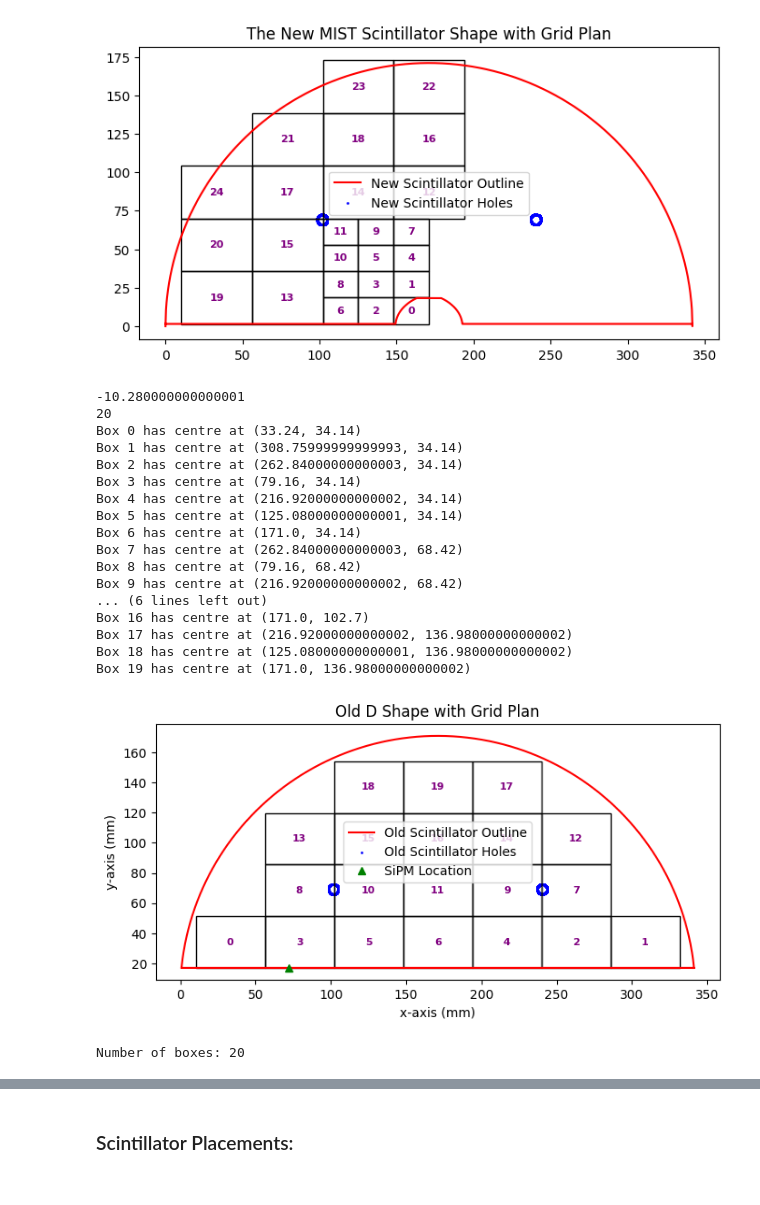
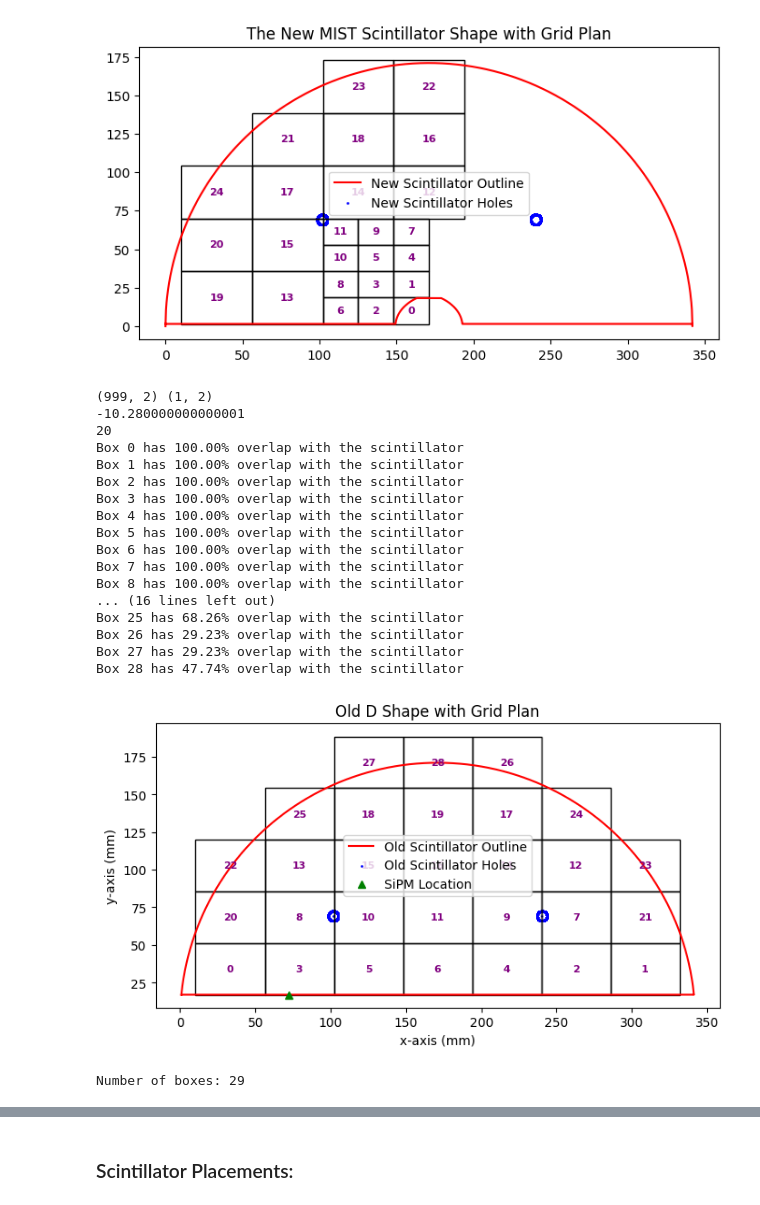
Before and after one commit to Harris-Oldring/mist-characterization-optimization, a Jupyter notebook: analysis/efficiency_map/analysis.ipynb, the cells around one changed output, grey strips where cells are left out. Drawn from its saved outputs; the diff is of its cells as text; code cells hidden in the pictures.

```diff
--- a/analysis/efficiency_map/analysis.ipynb
+++ b/analysis/efficiency_map/analysis.ipynb
@@ -132,8 +132,13 @@ plt.show()
 # %% [output]
 [figure]
 # %%
+from shapely.geometry import Polygon, box
+
 def circle(radius):
-   return np.transpose(np.array([radius * np.array([np.cos(theta), np.sin(theta)]) for theta in np.linspace(0, 2*np.pi, 1000)]))
+   circ = np.array([radius * np.array([np.cos(theta), np.sin(theta)]) for theta in np.linspace(0, 2*np.pi, 999)])
+   centre = np.array([np.array([0,0])])
+   print(circ.shape,centre.shape)
+   return np.transpose(np.concatenate((circ,centre),axis=0))
 
 R = 171
 h = 17
@@ -141,9 +146,8 @@ h = 17
 xi,xf = -np.sqrt(R**2-h**2) + R, np.sqrt(R**2-h**2) + R,
 X_centre = np.sqrt(R**2-h**2)+xi
 
-line1 = [np.linspace(xi,xf,1000),np.full(1000,h)]
-
-line2 = [np.linspace(xi,xf,1000),np.array([np.sqrt(171**2-x**2) for x in np.linspace(xi-R,xf-R,1000)])]
+line1 = [np.linspace(xi,xf,1000),np.array([np.sqrt(171**2-x**2) for x in np.linspace(xi-R,xf-R,1000)])]
+line2 = [np.linspace(xf,xi,1000),np.full(1000,h)]
 
 old_scint = np.concatenate((line1, line2), axis=1)
 
@@ -152,6 +156,9 @@ line7 = circ + np.transpose(np.full((1000, 2), [171-69.3, 69.3]))
 line8 = circ + np.transpose(np.full((1000, 2), [171+69.3, 69.3]))
 
 holes = np.concatenate((line7, line8), axis=1)
+
+old_scint_shape = Polygon(shell=np.transpose(old_scint), holes=[np.transpose(line7), np.transpose(line8)])
+old_scint_shape_wout_holes = Polygon(shell=np.transpose(old_scint))
 
 SiPM_loc = [65+7,h]
 
@@ -180,7 +187,6 @@ for row in range(rows):
         x,y = col * width - centring_correction, row * height + h
         x_c = x + width / 2
         y_c = y + height / 2
-        dist = np.linalg.norm([x_c,y_c] - target_center)
         patches.append(Rectangle((x,y), width, height))
 
 # --- 2. FILTER AND TRACK DYNAMIC DIMENSIONS ---
@@ -210,13 +216,16 @@ for patch in patches:
 
     # Calculate distance for sorting
     distance = np.linalg.norm(np.array([x_c, y_c]) - target_center)
+    overlap = old_scint_shape_wout_holes.intersection(box(x,y,x+w,y+h))
+    # print(f'Overlapping area: {overlap.area} => {overlap.area/w/h*100:.2f}% overlap')
 
     old_box_data.append({
         'xy': (x, y),
         'w': w,
         'h': h,
         'centre': (x_c, y_c),
-        'distance': distance
+        'distance': distance,
+        'weighting': overlap.area/w/h # Proportion of overlapping area of box
     })
 
 print(len(old_box_data))
@@ -224,6 +233,21 @@ print(len(old_box_data))
 # Sort by distance from target center
 # box_data.sort(key=lambda item: item['distance'], reverse=True)
 old_box_data.sort(key=lambda item: (item['xy'][1], -item['distance']))
+
+# Add in additional, custom boxes (grid expansion requested by Carsten)
+for below in [0,1,20,21,12,13,17,18,19]:
+    x,y = old_box_data[below]['xy']
+    y += h # Move up one box
+    distance = np.linalg.norm(np.array([x+w/2, y+h/2]) - target_center)
+    overlap = old_scint_shape_wout_holes.intersection(box(x,y,x+w,y+h))
+    old_box_data.append({
+        'xy': (x, y),
+        'w': w,
+        'h': h,
+        'centre': (x+w/2, y+h/2),
+        'distance': distance,
+        'weighting': overlap.area/w/h # Proportion of overlapping area of box
+    })
 
 # Make scaled down model
 tc_col = target_center.reshape(2, 1)
@@ -235,50 +259,51 @@ plt.title("Old D Shape with Grid Plan")
 plt.plot(old_scint[0], old_scint[1], label="Old Scintillator Outline", color='red')
 plt.scatter(holes[0], holes[1], label="Old Scintillator Holes", s=1, color='blue')
 
 # Redraw the filtered patches using their unique stored sizes
 for box_id, data in enumerate(old_box_data):
     x, y = data['xy']
     w, h = data['w'],data['h']
     x_c, y_c = data['centre']
-    print(f"Box {box_id} has centre at ({x_c}, {y_c})")
+    # print(f"Box {box_id} has centre at ({x_c}, {y_c})")
+    print(f'Box {box_id} has {data['weighting']*100:.2f}% overlap with the scintillator')
 
     # Draw the rectangle with its exact individual size
     rect = Rectangle((x, y), w, h, facecolor='none', edgecolor='black')
     ax.add_patch(rect)
 
     # Place text exactly at the calculated center
     ax.text(x_c, y_c, str(box_id), color='purple', fontsize=8,
             ha='center', va='center', weight='bold')
 
 ax = plt.gca()
 ax.set_aspect('equal')
 plt.plot(SiPM_loc[0],SiPM_loc[1],label='SiPM Location',color='green',linestyle='',marker='^')
 plt.legend()
 plt.xlabel('x-axis (mm)')
 plt.ylabel('y-axis (mm)')
 # plt.ylim(0,342)
 plt.show()
 
 print(f"Number of boxes: {len(old_box_data)}")
 # %% [output]
+(999, 2) (1, 2)
 -10.280000000000001
 20
-Box 0 has centre at (33.24, 34.14)
-Box 1 has centre at (308.75999999999993, 34.14)
-Box 2 has centre at (262.84000000000003, 34.14)
-Box 3 has centre at (79.16, 34.14)
-Box 4 has centre at (216.92000000000002, 34.14)
-Box 5 has centre at (125.08000000000001, 34.14)
-Box 6 has centre at (171.0, 34.14)
-Box 7 has centre at (262.84000000000003, 68.42)
-Box 8 has centre at (79.16, 68.42)
-Box 9 has centre at (216.92000000000002, 68.42)
-... (6 lines left out)
-Box 16 has centre at (171.0, 102.7)
-Box 17 has centre at (216.92000000000002, 136.98000000000002)
-Box 18 has centre at (125.08000000000001, 136.98000000000002)
-Box 19 has centre at (171.0, 136.98000000000002)
+Box 0 has 100.00% overlap with the scintillator
+Box 1 has 100.00% overlap with the scintillator
+Box 2 has 100.00% overlap with the scintillator
+Box 3 has 100.00% overlap with the scintillator
+Box 4 has 100.00% overlap with the scintillator
+Box 5 has 100.00% overlap with the scintillator
+Box 6 has 100.00% overlap with the scintillator
+Box 7 has 100.00% overlap with the scintillator
+Box 8 has 100.00% overlap with the scintillator
+... (16 lines left out)
+Box 25 has 68.26% overlap with the scintillator
+Box 26 has 29.23% overlap with the scintillator
+Box 27 has 29.23% overlap with the scintillator
+Box 28 has 47.74% overlap with the scintillator
-[figure, old version]
+[figure, new version]
-Number of boxes: 20
+Number of boxes: 29
 # %%
 def circle(radius):
```
Also changed, not shown: parts of 31 cells of this notebook, 10 other files.
